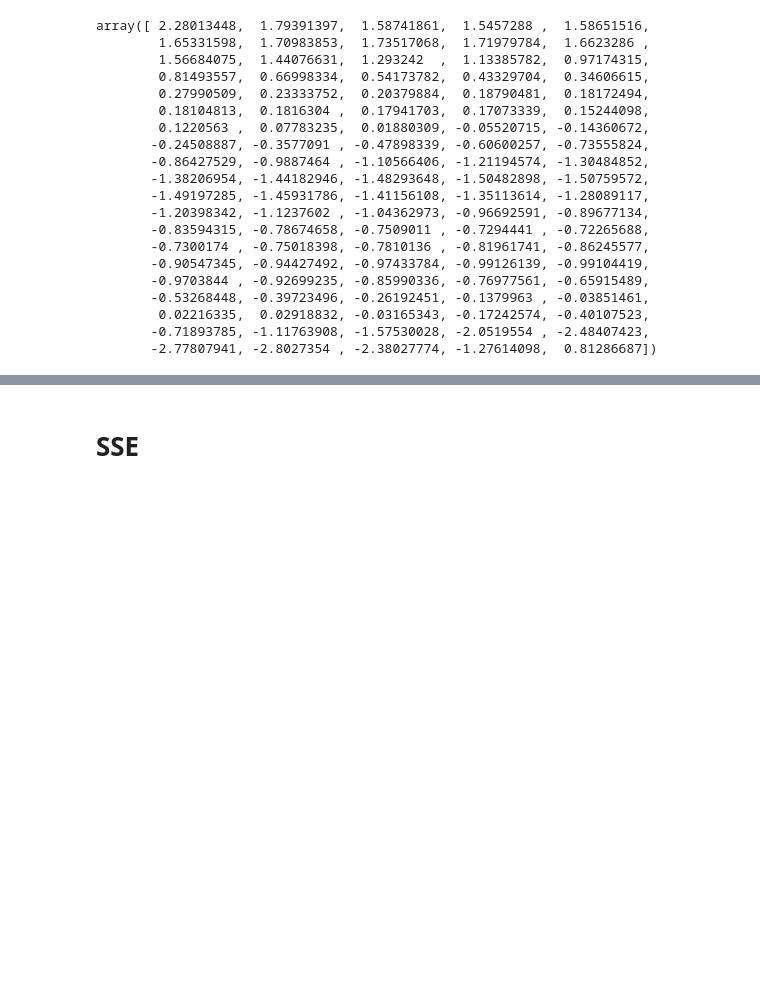
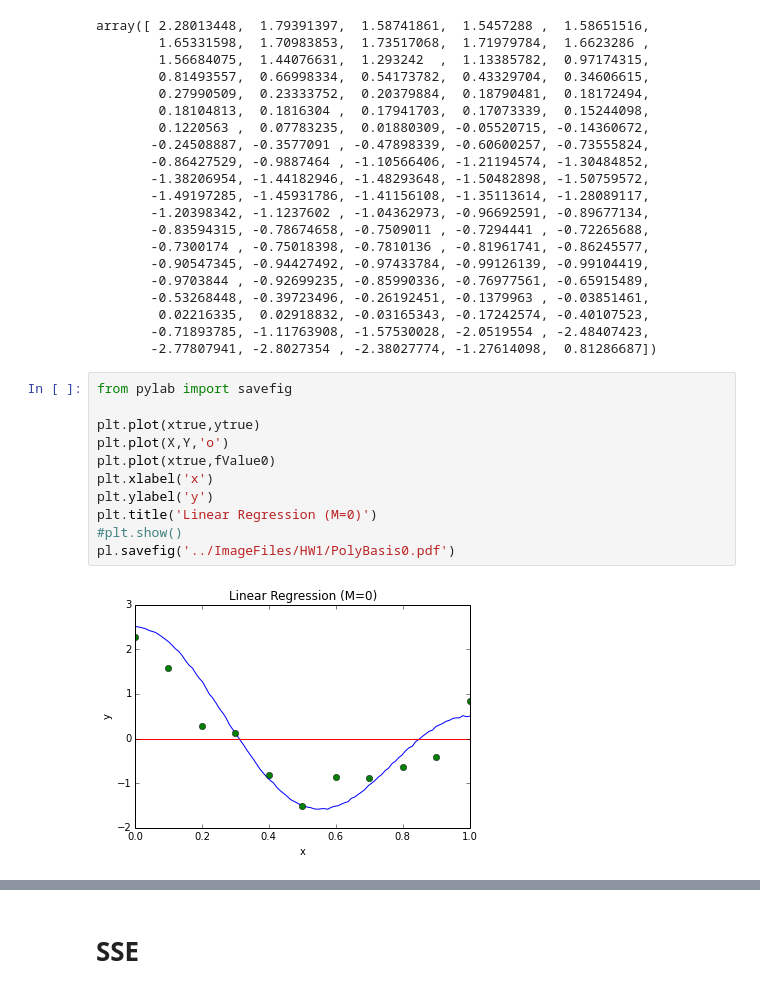
Before and after one commit to Divyagash/Class-6, a Jupyter notebook: PythonFiles/HW1.ipynb, the cells around one changed output, grey strips where cells are left out. Drawn from its saved outputs; the diff is of its cells as text; blank space fills up the shorter version.

```diff
--- a/PythonFiles/HW1.ipynb
+++ b/PythonFiles/HW1.ipynb
@@ -590,6 +633,19 @@ array([ 2.28013448,  1.79391397,  1.58741861,  1.5457288 ,  1.58651516,
         0.02216335,  0.02918832, -0.03165343, -0.17242574, -0.40107523,
        -0.71893785, -1.11763908, -1.57530028, -2.0519554 , -2.48407423,
        -2.77807941, -2.8027354 , -2.38027774, -1.27614098,  0.81286687])
+# %%
+from pylab import savefig
+
+plt.plot(xtrue,ytrue)
+plt.plot(X,Y,'o')
+plt.plot(xtrue,fValue0)
+plt.xlabel('x')
+plt.ylabel('y')
+plt.title('Linear Regression (M=0)')
+#plt.show()
+pl.savefig('../ImageFiles/HW1/PolyBasis0.pdf')
+# %% [output]
+[figure, added]
 # %%
 plt.plot(xtrue,ytrue)
 plt.plot(X,Y,'o')
```
Also changed, not shown: parts of 26 cells of this notebook.
